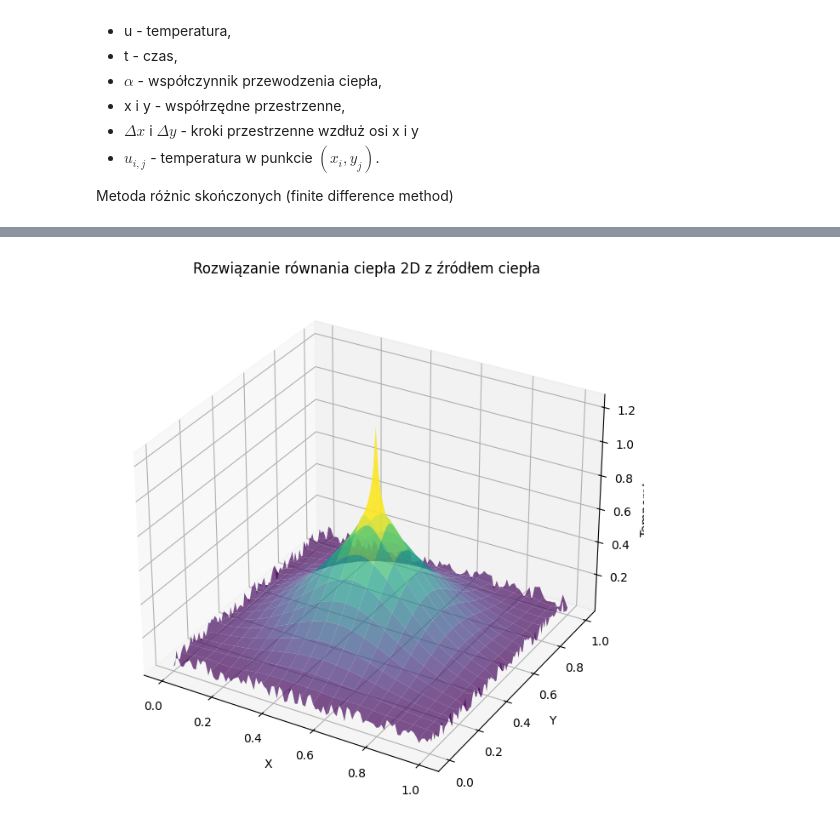
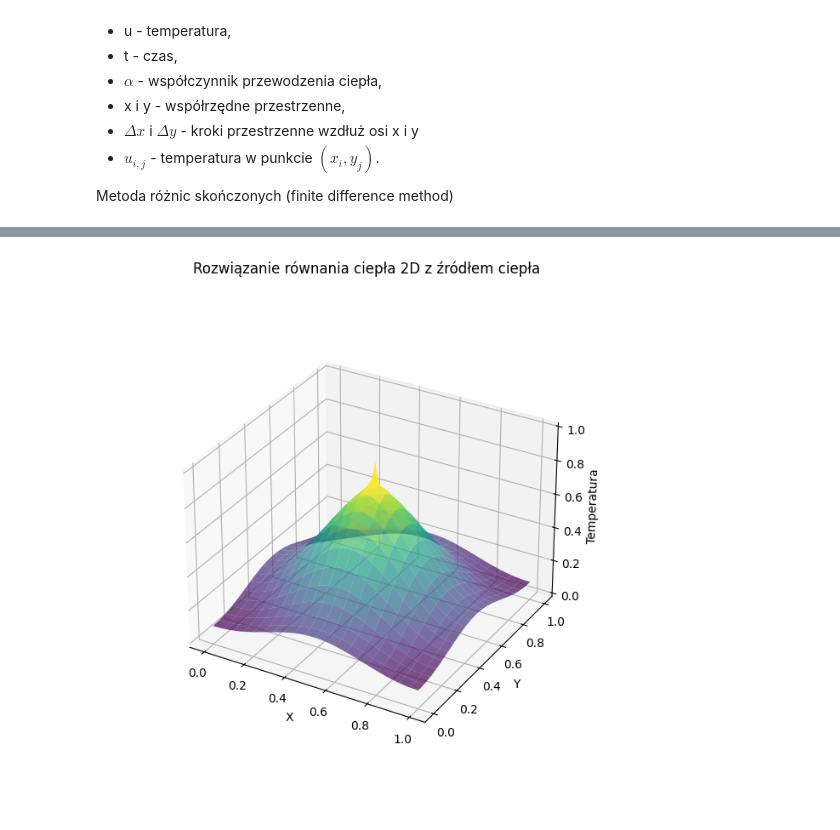
Before and after one commit to jostrzol/fo, a Jupyter notebook: notebook.ipynb, the cells around one changed output, grey strips where cells are left out. Drawn from its saved outputs; the diff is of its cells as text; code cells hidden in the pictures.

```diff
--- a/notebook.ipynb
+++ b/notebook.ipynb
@@ -27,17 +27,32 @@ Metoda różnic skończonych (finite difference method)
 # %%
 import numpy as np
 import matplotlib.pyplot as plt
+# %%
+def plot(X: np.ndarray, Y: np.ndarray, u: np.ndarray, title: str):
+    fig = plt.figure(figsize=(10, 8))
+    ax = fig.add_subplot(111, projection="3d")
+    ax.plot_surface(X, Y, u, cmap="viridis", rstride=5, cstride=5, alpha=0.7)
+    ax.set_xlabel("X")
+    ax.set_ylabel("Y")
+    ax.set_zlabel("Temperatura")
+    ax.set_title(title)
+    ax.set_box_aspect(aspect=None, zoom=0.8)
+    ax.set_zlim(0, 1)
+
+    plt.show()
 # %%
+# Parametry symulacji
+Lx = Ly = 1.0           # Rozmiary obszaru
+Nx = Ny = 100           # Liczba punktów siatki w każdym kierunku
+T = 1.0                 # Czas trwania symulacji
+dt = 0.0001             # Krok czasowy
+std_dev = 0.2           # Odchylenie standardowe rozkładu początkowego
+noise_intensity = 0.1   # Intensywność szumów w stanie początkowym
+alpha = 0.01            # Współczynnik przewodzenia ciepła
+source = (0.5, 0.5)     # Położenie źródła ciepła
+source_power = 0.003    # Moc źródła ciepła
 
-# Parametry symulacji
-Lx = Ly = 1.0  # Rozmiary obszaru
-Nx = Ny = 100  # Liczba punktów siatki w każdym kierunku
-T = 1.0       # Czas trwania symulacji
-alpha = 0.01  # Współczynnik przewodzenia ciepła
-source_x, source_y = 0.5, 0.5  # Położenie źródła ciepła
-
-# Krok czasowy i przestrzenny
-dt = 0.0001
+# Krok przestrzenny
 dx = Lx / (Nx - 1)
 dy = Ly / (Ny - 1)
 
@@ -47,35 +62,29 @@ y = np.linspace(0, Ly, Ny)
 X, Y = np.meshgrid(x, y)
 
 # Warunki początkowe
-u = np.exp(-((X - source_x)**2 + (Y - source_y)**2) / (2 * 0.02))
-u[:, :] += 0.1 * np.random.rand(Nx, Ny)  # Dodanie szumu
+u: np.ndarray = np.exp(-((X - source[0]) ** 2 + (Y - source[1]) ** 2) / (2 * std_dev ** 2))
+u[:, :] += noise_intensity * np.random.rand(Nx, Ny)  # Dodanie szumu
 
-fig = plt.figure(figsize=(10, 8))
-ax = fig.add_subplot(111, projection='3d')
-ax.plot_surface(X, Y, u, cmap='viridis', rstride=5, cstride=5, alpha=0.7)
-ax.set_xlabel('X')
-ax.set_ylabel('Y')
-ax.set_zlabel('Temperatura')
-ax.set_title('Warunki początkowe')
+# Indeks źródła
+source_loc = int(source[0] / Lx * Nx), int(source[1] / Ly * Ny)
 
-plt.show()
+plot(X, Y, u, "Warunki początkowe")
 
-# Symulacja równania ciepła z źródłem ciepła
-for t in np.arange(0, T, dt):
-    u[1:-1, 1:-1] += alpha * dt * (
-        (u[2:, 1:-1] - 2 * u[1:-1, 1:-1] + u[:-2, 1:-1]) / dx**2 +
-        (u[1:-1, 2:] - 2 * u[1:-1, 1:-1] + u[1:-1, :-2]) / dy**2
-    )
-    u[int(source_x / Lx * Nx), int(source_y / Ly * Ny)] += 0.1  # Źródło ciepła
+# Funcja kroku
+for _ in np.arange(0, T, dt):
+    # Powielenie wartości brzegowych
+    u[+0, :] = u[+1, :]
+    u[-1, :] = u[-2, :]
+    u[:, +0] = u[:, +1]
+    u[:, -1] = u[:, -2]
+
+    du2_dx2 = (u[2:, 1:-1] - 2 * u[1:-1, 1:-1] + u[:-2, 1:-1]) / dx**2
+    du2_dy2 = (u[1:-1, 2:] - 2 * u[1:-1, 1:-1] + u[1:-1, :-2]) / dy**2
+    u[1:-1, 1:-1] += alpha * dt * (du2_dx2 + du2_dy2)
+
+    # Źródło ciepła
+    u[source_loc] += source_power
 
 # Wykres wyników
-fig = plt.figure(figsize=(10, 8))
-ax = fig.add_subplot(111, projection='3d')
-ax.plot_surface(X, Y, u, cmap='viridis', rstride=5, cstride=5, alpha=0.7)
-ax.set_xlabel('X')
-ax.set_ylabel('Y')
-ax.set_zlabel('Temperatura')
-ax.set_title('Rozwiązanie równania ciepła 2D z źródłem ciepła')
-
-plt.show()
+plot(X, Y, u,"Rozwiązanie równania ciepła 2D z źródłem ciepła")
 # %% [output]
@@ -83 +92 @@ plt.show()
-[figure, old version]
+[figure, new version]
```
Also changed, not shown: parts of 1 cell of this notebook.
